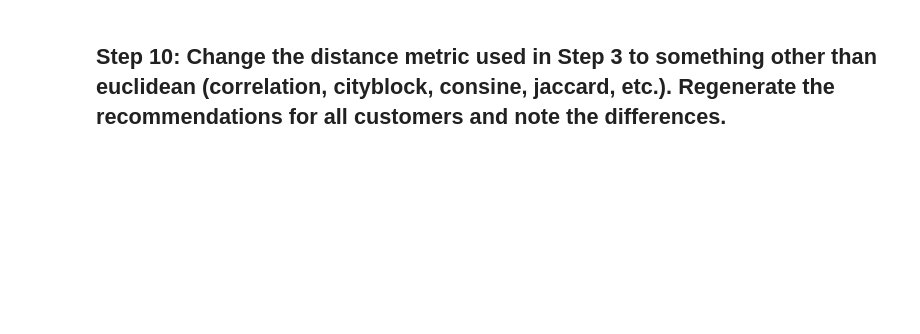
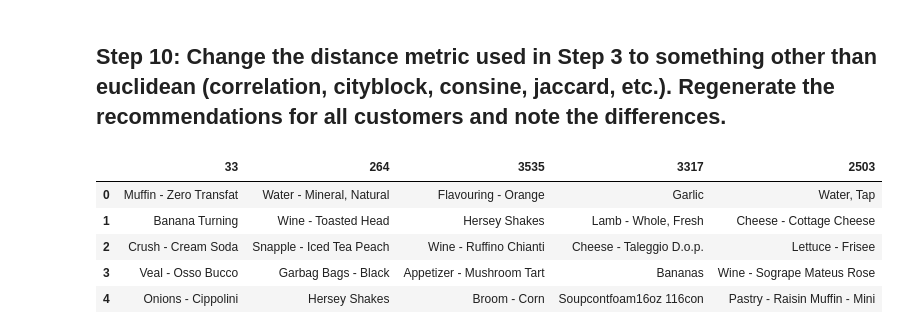
Before and after one commit to hector-moreno/datamad0119, a Jupyter notebook: module-2/lab-intro-recommender-systems/your-code/main.ipynb, the cells around one changed output. Cells and saved outputs as stored; diff of their text form; code cells hidden in the pictures; blank space fills up the shorter version.

```diff
--- a/module-2/lab-intro-recommender-systems/your-code/main.ipynb
+++ b/module-2/lab-intro-recommender-systems/your-code/main.ipynb
@@ -88,0 +86,6 @@ similar
+# %%
+distances = pd.DataFrame(1/(1 + squareform(pdist(table.T, 'euclidean'))),
+                         index=table.columns, columns=table.columns)
+
+similarities = distances[33].sort_values(ascending=False)[0:5]
+similarities
@@ -145,3 +158,17 @@ for e in uniquesID:
+# %%
+recforAll = {}
+
+uniquesID = [k for k,i in dict(similarities).items()]
+
+
+for e in uniquesID:
+    similaritiesE = distances[e].sort_values(ascending=False)[0:5]
+    recommendationsE = dataGroup.copy()
+    listSimE=[recommendationsE.loc[name] for name, score in dict(similaritiesE).items()]
+    newDfE = pd.concat(listSimE)
+    prod_quantityE=newDfE.groupby('ProductName').sum().sort_values(by='Quantity',ascending=False)
+    recforAll[e]=(table[table[e]==0].merge(prod_quantityE, left_on='ProductName', right_on='ProductName')\
+                  [[e,'Quantity']].sort_values(by='Quantity',ascending=False).head()).index
 # %%
 recforAll
 # %% [output]
@@ -188,2 +202,30 @@ pd.DataFrame.from_dict(recforAll, orient='index')
 # %% [markdown]
 ## Step 10: Change the distance metric used in Step 3 to something other than euclidean (correlation, cityblock, consine, jaccard, etc.). Regenerate the recommendations for all customers and note the differences.
+# %%
+def allSteps(metodo):
+    distances = pd.DataFrame(1/(1 + squareform(pdist(table.T, metodo))),
+                         index=table.columns, columns=table.columns)
+    recforAll={}
+    uniquesID = [k for k,i in dict(similarities).items()]
+    for e in uniquesID:
+        similaritiesE = distances[e].sort_values(ascending=False)[0:5]
+        recommendationsE = dataGroup.copy()
+        listSimE=[recommendationsE.loc[name] for name, score in dict(similaritiesE).items()]
+        newDfE = pd.concat(listSimE)
+        prod_quantityE=newDfE.groupby('ProductName').sum().sort_values(by='Quantity',ascending=False)
+        recforAll[e]=(table[table[e]==0].merge(prod_quantityE, left_on='ProductName', right_on='ProductName')\
+                      [[e,'Quantity']].sort_values(by='Quantity',ascending=False).head()).index
+    return recforAll
+# %%
+
+display(pd.DataFrame.from_dict(allSteps('correlation')))
+display(pd.DataFrame.from_dict(allSteps('cityblock')))
+display(pd.DataFrame.from_dict(allSteps('cosine')))
+display(pd.DataFrame.from_dict(allSteps('jaccard')))
+# %% [output]
+|  | 33 | 264 | 3535 | 3317 | 2503 |
+| 0 | Muffin - Zero Transfat | Water - Mineral, Natural | Flavouring - Orange | Garlic | Water, Tap |
+| 1 | Banana Turning | Wine - Toasted Head | Hersey Shakes | Lamb - Whole, Fresh | Cheese - Cottage Cheese |
+| 2 | Crush - Cream Soda | Snapple - Iced Tea Peach | Wine - Ruffino Chianti | Cheese - Taleggio D.o.p. | Lettuce - Frisee |
+| 3 | Veal - Osso Bucco | Garbag Bags - Black | Appetizer - Mushroom Tart | Bananas | Wine - Sogrape Mateus Rose |
+| 4 | Onions - Cippolini | Hersey Shakes | Broom - Corn | Soupcontfoam16oz 116con | Pastry - Raisin Muffin - Mini |
```
Also changed, not shown: parts of 14 cells of this notebook.
